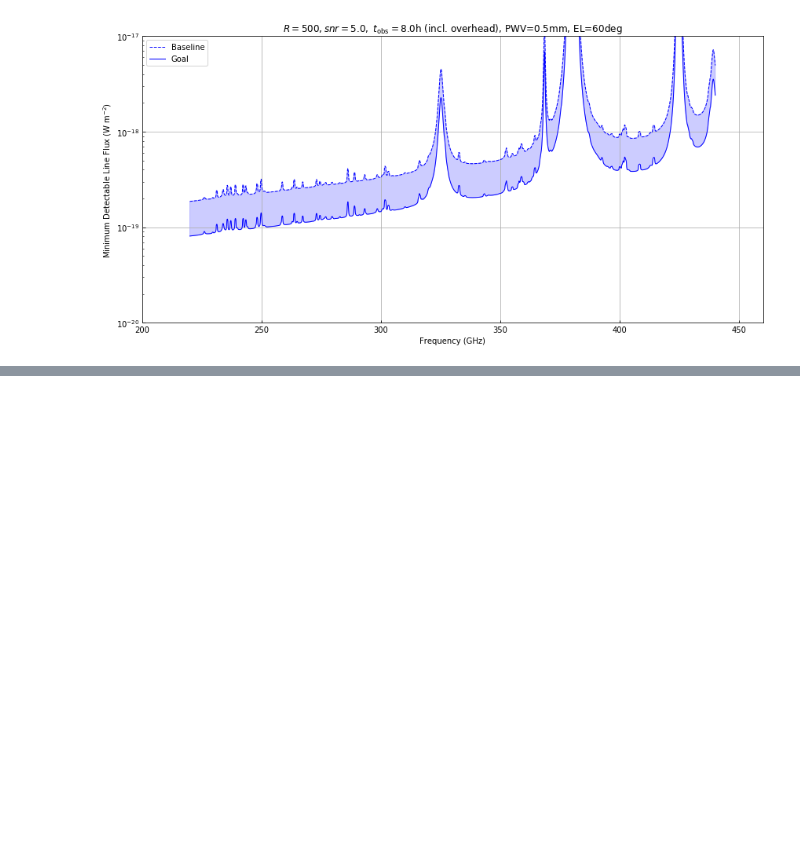
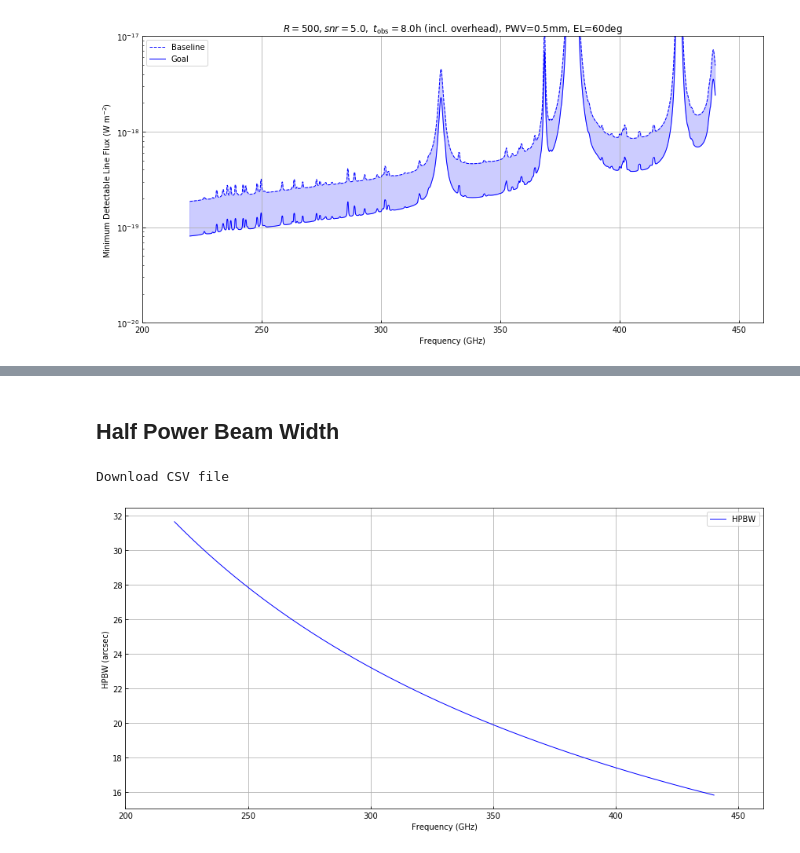
Before and after one commit to deshima-dev/deshima-sensitivity, a Jupyter notebook: sensitivity.ipynb, the cells around one changed output, grey strips where cells are left out. Cells and saved outputs as stored; diff of their text form; code cells hidden in the pictures; blank space fills up the shorter version.

```diff
--- a/sensitivity.ipynb
+++ b/sensitivity.ipynb
@@ -33,0 +47,10 @@ Download CSV file
+# %% [markdown]
+## Half Power Beam Width
+# %%
+%matplotlib inline
+import desim as dsm
+
+dsm.PlotD2HPBW()
+# %% [output]
+Download CSV file
+[figure, added]
```
Also changed, not shown: parts of 2 cells of this notebook, 1 other file.
